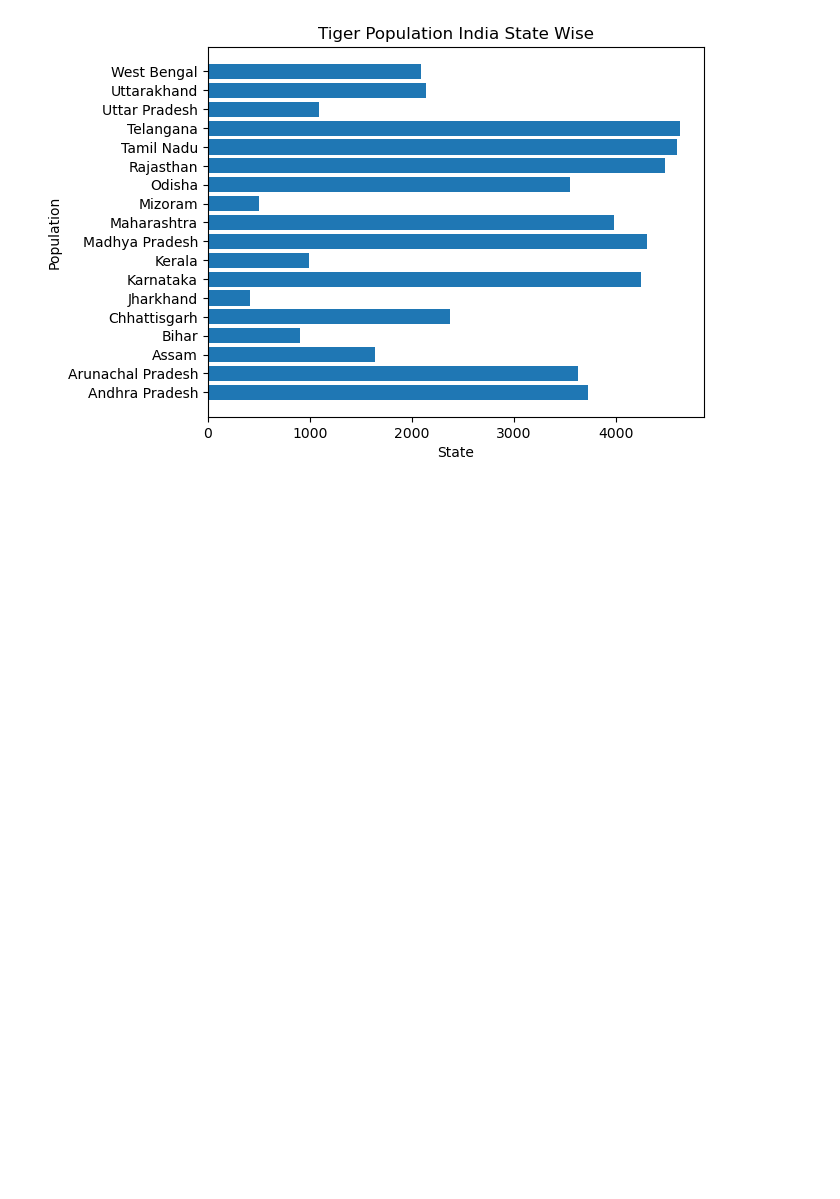
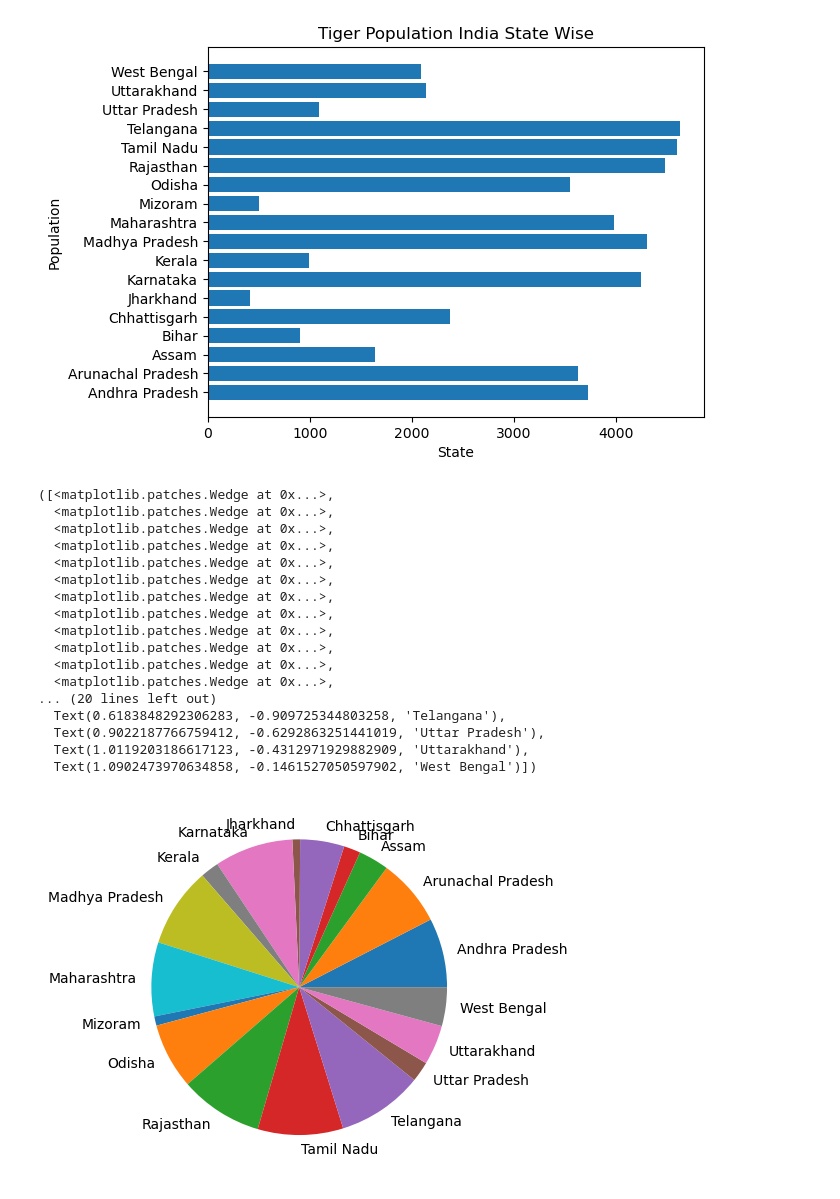
Before and after one commit to pranaymoluguri/datascience, a Jupyter notebook: Tiger Census India.ipynb, the cells around one changed output. Drawn from its saved outputs; the diff is of its cells as text; code cells hidden in the pictures; blank space fills up the shorter version.

```diff
--- a/Tiger Census India.ipynb
+++ b/Tiger Census India.ipynb
@@ -166,3 +166,24 @@ plt.ylabel("Population")
 # %% [output]
 Text(0, 0.5, 'Population')
 [figure]
+# %%
+plt.pie(y,labels=x)
+# %% [output]
+([<matplotlib.patches.Wedge at 0x...>,
+  <matplotlib.patches.Wedge at 0x...>,
+  <matplotlib.patches.Wedge at 0x...>,
+  <matplotlib.patches.Wedge at 0x...>,
+  <matplotlib.patches.Wedge at 0x...>,
+  <matplotlib.patches.Wedge at 0x...>,
+  <matplotlib.patches.Wedge at 0x...>,
+  <matplotlib.patches.Wedge at 0x...>,
+  <matplotlib.patches.Wedge at 0x...>,
+  <matplotlib.patches.Wedge at 0x...>,
+  <matplotlib.patches.Wedge at 0x...>,
+  <matplotlib.patches.Wedge at 0x...>,
+... (20 lines left out)
+  Text(0.6183848292306283, -0.909725344803258, 'Telangana'),
+  Text(0.9022187766759412, -0.6292863251441019, 'Uttar Pradesh'),
+  Text(1.0119203186617123, -0.4312971929882909, 'Uttarakhand'),
+  Text(1.0902473970634858, -0.1461527050597902, 'West Bengal')])
+[figure, added]
```
